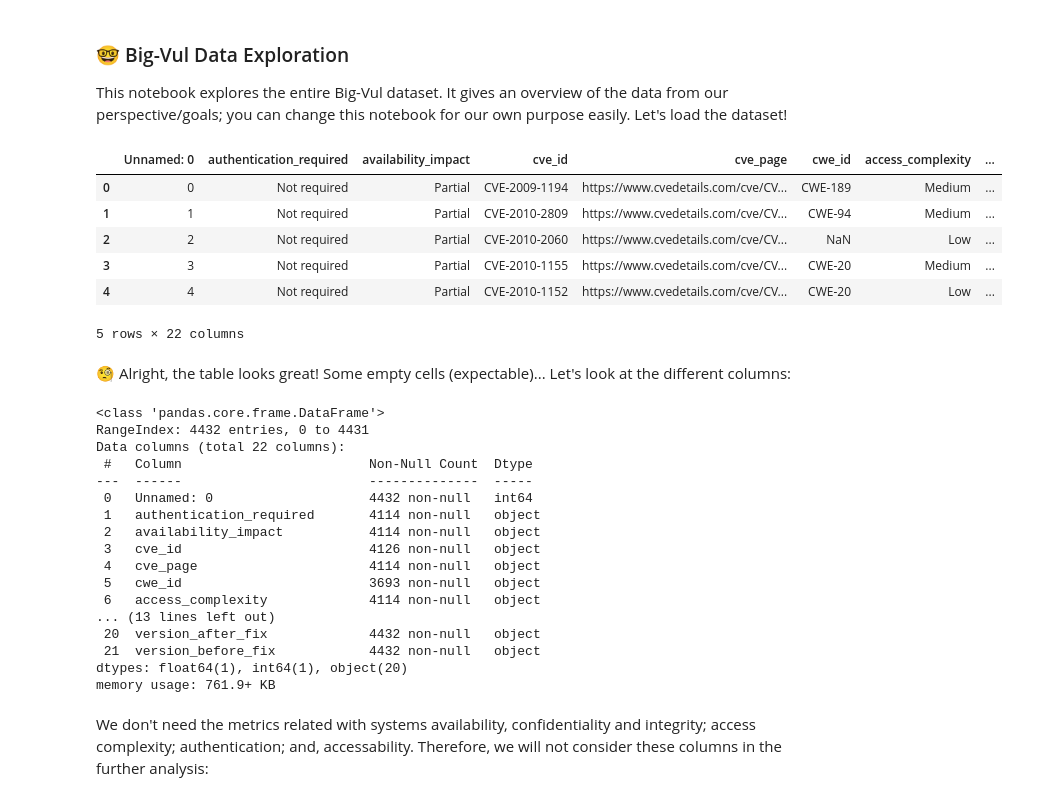
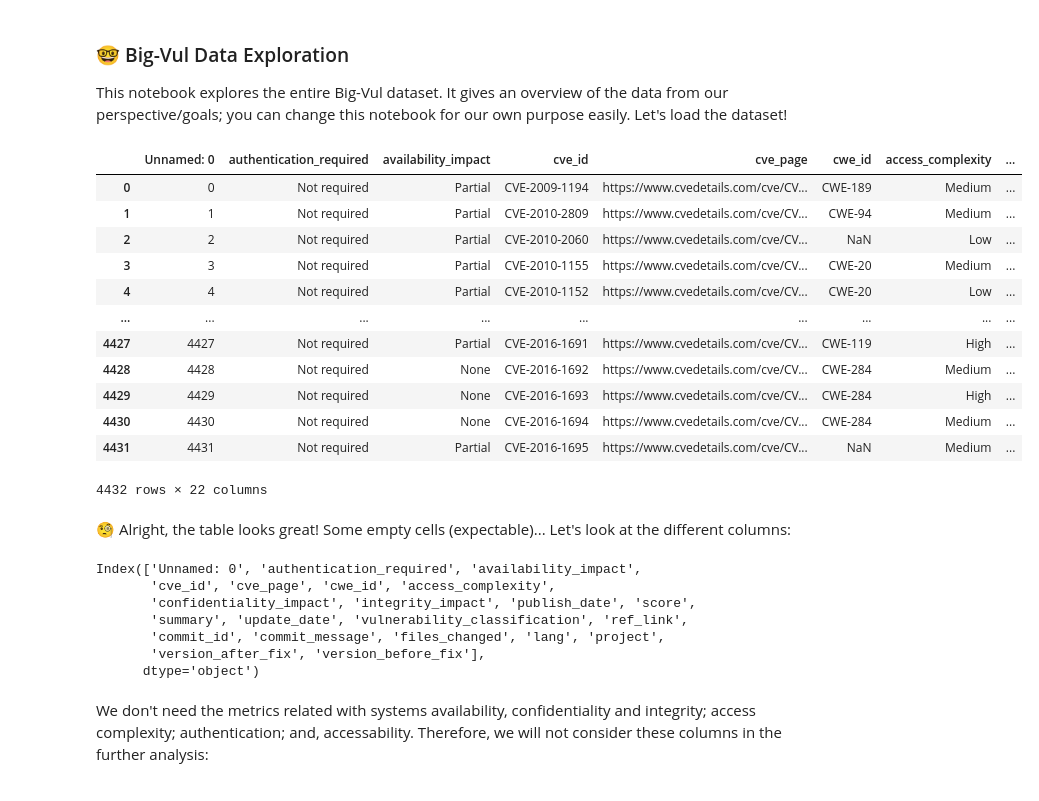
Before and after one commit to TQRG/security-patches-dataset, a Jupyter notebook: tools/research/big-vul.ipynb, the cells around one changed output. Drawn from its saved outputs; the diff is of its cells as text; code cells hidden in the pictures.

```diff
--- a/tools/research/big-vul.ipynb
+++ b/tools/research/big-vul.ipynb
@@ -6,37 +6,33 @@ import pandas as pd
 This notebook explores the entire Big-Vul dataset. It gives an overview of the data from our perspective/goals; you can change this notebook for our own purpose easily. Let's load the dataset!
 # %%
 df = pd.read_csv('../../data/big-vul/big-vul-msr20.csv')
-df.head()
+df
 # %% [output]
 |  | Unnamed: 0 | authentication_required | availability_impact | cve_id | cve_page | cwe_id | access_complexity | ... |
 | 0 | 0 | Not required | Partial | CVE-2009-1194 | https://www.cvedetails.com/cve/CV... | CWE-189 | Medium | ... |
 | 1 | 1 | Not required | Partial | CVE-2010-2809 | https://www.cvedetails.com/cve/CV... | CWE-94 | Medium | ... |
 | 2 | 2 | Not required | Partial | CVE-2010-2060 | https://www.cvedetails.com/cve/CV... | NaN | Low | ... |
 | 3 | 3 | Not required | Partial | CVE-2010-1155 | https://www.cvedetails.com/cve/CV... | CWE-20 | Medium | ... |
 | 4 | 4 | Not required | Partial | CVE-2010-1152 | https://www.cvedetails.com/cve/CV... | CWE-20 | Low | ... |
+| ... | ... | ... | ... | ... | ... | ... | ... | ... |
+| 4427 | 4427 | Not required | Partial | CVE-2016-1691 | https://www.cvedetails.com/cve/CV... | CWE-119 | High | ... |
+| 4428 | 4428 | Not required | None | CVE-2016-1692 | https://www.cvedetails.com/cve/CV... | CWE-284 | Medium | ... |
+| 4429 | 4429 | Not required | None | CVE-2016-1693 | https://www.cvedetails.com/cve/CV... | CWE-284 | High | ... |
+| 4430 | 4430 | Not required | None | CVE-2016-1694 | https://www.cvedetails.com/cve/CV... | CWE-284 | Medium | ... |
+| 4431 | 4431 | Not required | Partial | CVE-2016-1695 | https://www.cvedetails.com/cve/CV... | NaN | Medium | ... |
-5 rows × 22 columns
+4432 rows × 22 columns
 # %% [markdown]
 🧐 Alright, the table looks great! Some empty cells (expectable)... Let's look at the different columns:
 # %%
-df.info()
+df.keys()
 # %% [output]
-<class 'pandas.core.frame.DataFrame'>
-RangeIndex: 4432 entries, 0 to 4431
-Data columns (total 22 columns):
- #   Column                        Non-Null Count  Dtype
----  ------                        --------------  -----
- 0   Unnamed: 0                    4432 non-null   int64
- 1   authentication_required       4114 non-null   object
- 2   availability_impact           4114 non-null   object
- 3   cve_id                        4126 non-null   object
- 4   cve_page                      4114 non-null   object
- 5   cwe_id                        3693 non-null   object
- 6   access_complexity             4114 non-null   object
-... (13 lines left out)
- 20  version_after_fix             4432 non-null   object
- 21  version_before_fix            4432 non-null   object
-dtypes: float64(1), int64(1), object(20)
-memory usage: 761.9+ KB
+Index(['Unnamed: 0', 'authentication_required', 'availability_impact',
+       'cve_id', 'cve_page', 'cwe_id', 'access_complexity',
+       'confidentiality_impact', 'integrity_impact', 'publish_date', 'score',
+       'summary', 'update_date', 'vulnerability_classification', 'ref_link',
+       'commit_id', 'commit_message', 'files_changed', 'lang', 'project',
+       'version_after_fix', 'version_before_fix'],
+      dtype='object')
 # %% [markdown]
 We don't need the metrics related with systems availability, confidentiality and integrity; access complexity; authentication; and, accessability. Therefore, we will not consider these columns in the further analysis:
 # %%
```
Also changed, not shown: parts of 2 cells of this notebook, 13 other files.
